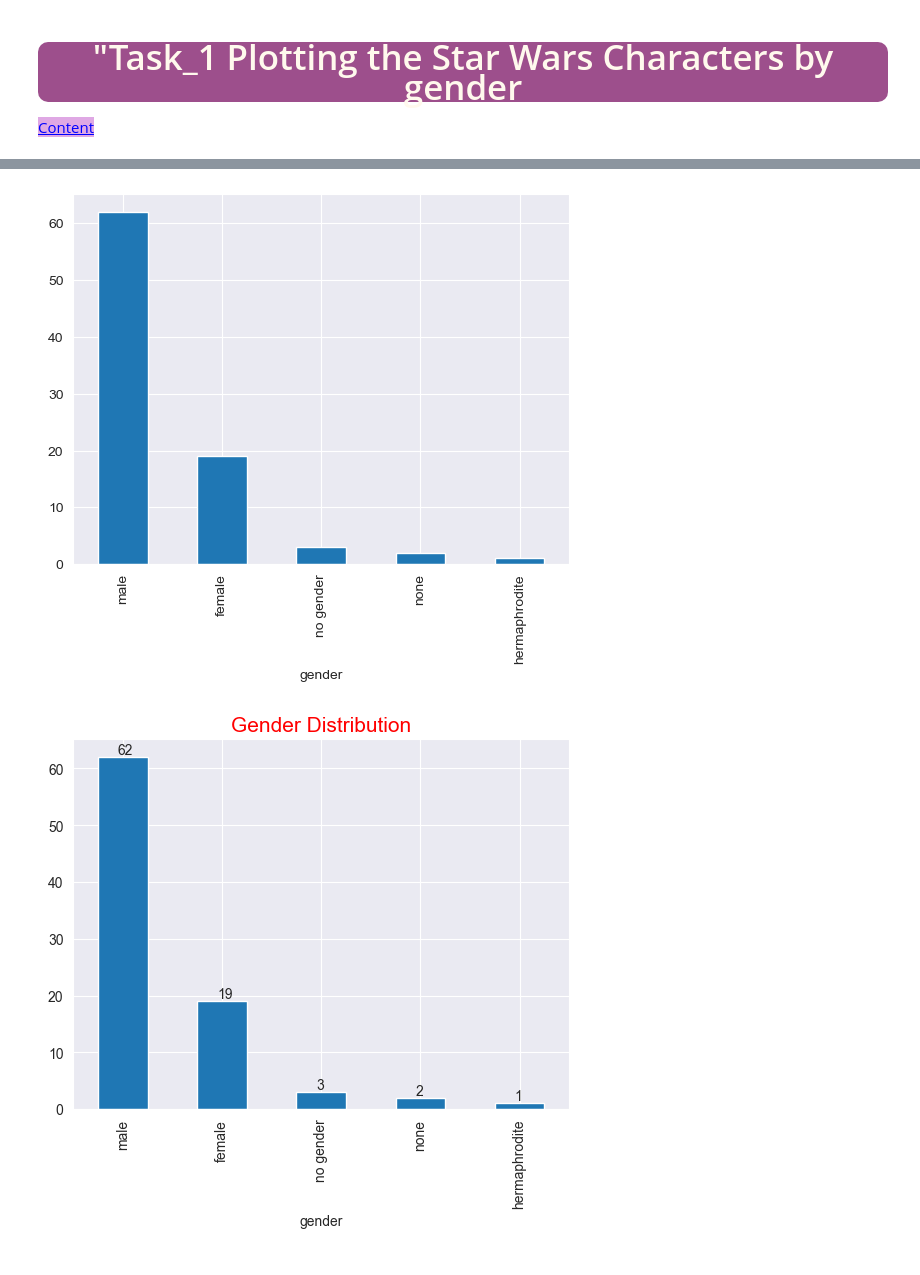
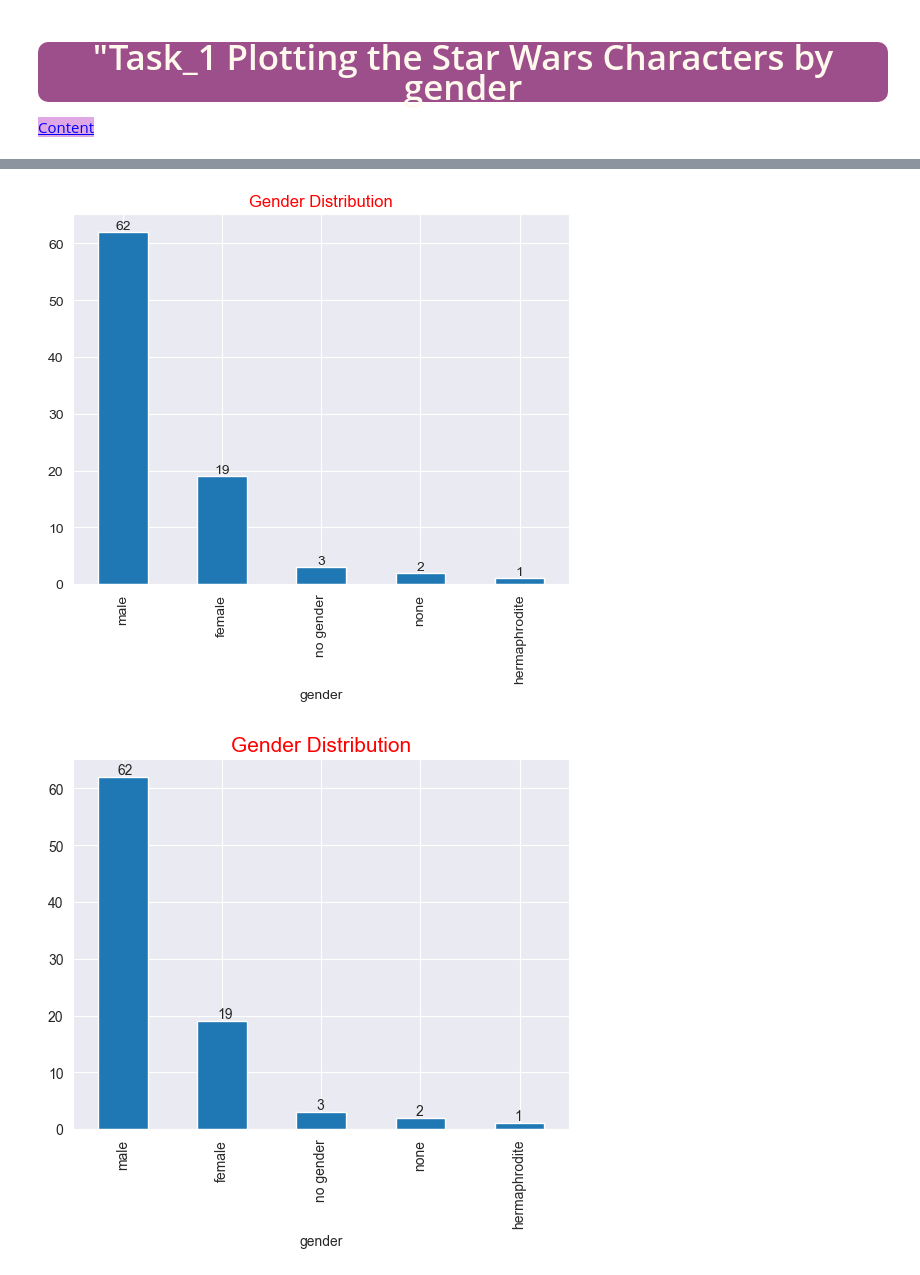
Before and after one commit to tugcese/DVwPy, a Jupyter notebook: Assignment/Star_Wars/Student_Star_Wars_Characters_assigment_1 (matplotlib)_V02.ipynb, the cells around one changed output, grey strips where cells are left out. Saved outputs shown, nothing was run; the diff lists cells and outputs as text; code cells hidden in the pictures.

```diff
--- a/Assignment/Star_Wars/Student_Star_Wars_Characters_assigment_1 (matplotlib)_V02.ipynb
+++ b/Assignment/Star_Wars/Student_Star_Wars_Characters_assigment_1 (matplotlib)_V02.ipynb
@@ -269,8 +328,10 @@ AttributeError: Rectangle.set() got an unexpected keyword argument 'enumerate'
 # %%
 # with pandas
-df.gender.value_counts().plot.bar();
+ax = df.gender.value_counts().plot.bar()
+plt.title("Gender Distribution", c="r")
+ax.bar_label(ax.containers[0]);
 # %% [output]
-[figure, old version]
+[figure, new version]
 # %%
 # %% [output]
 [figure]
```
Also changed, not shown: parts of 35 cells of this notebook, 1 other file.
